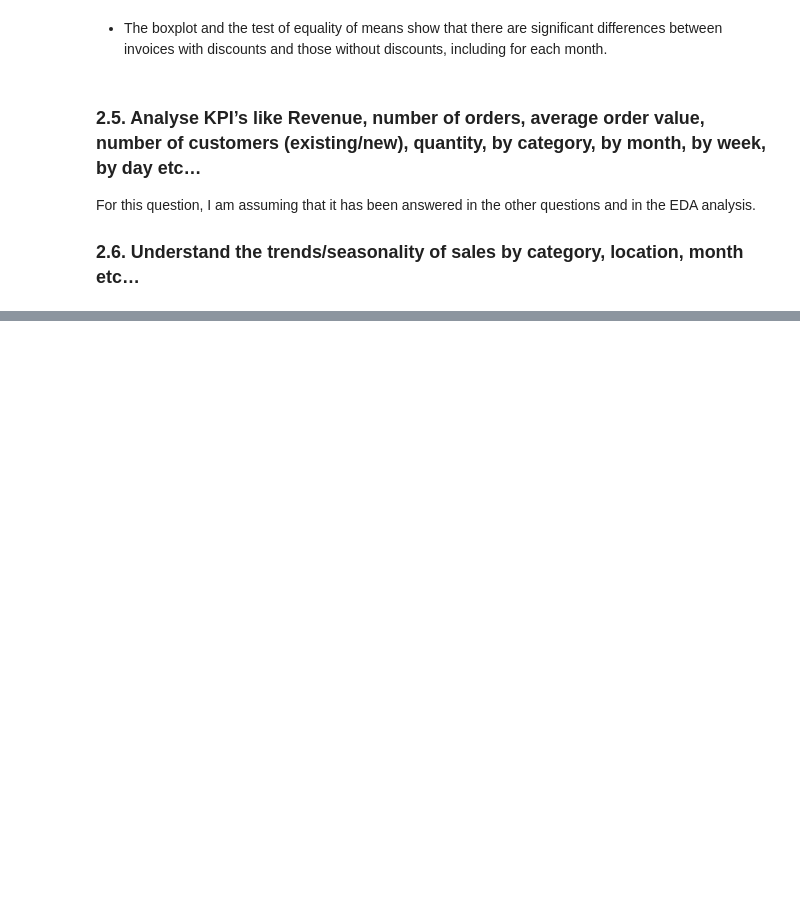
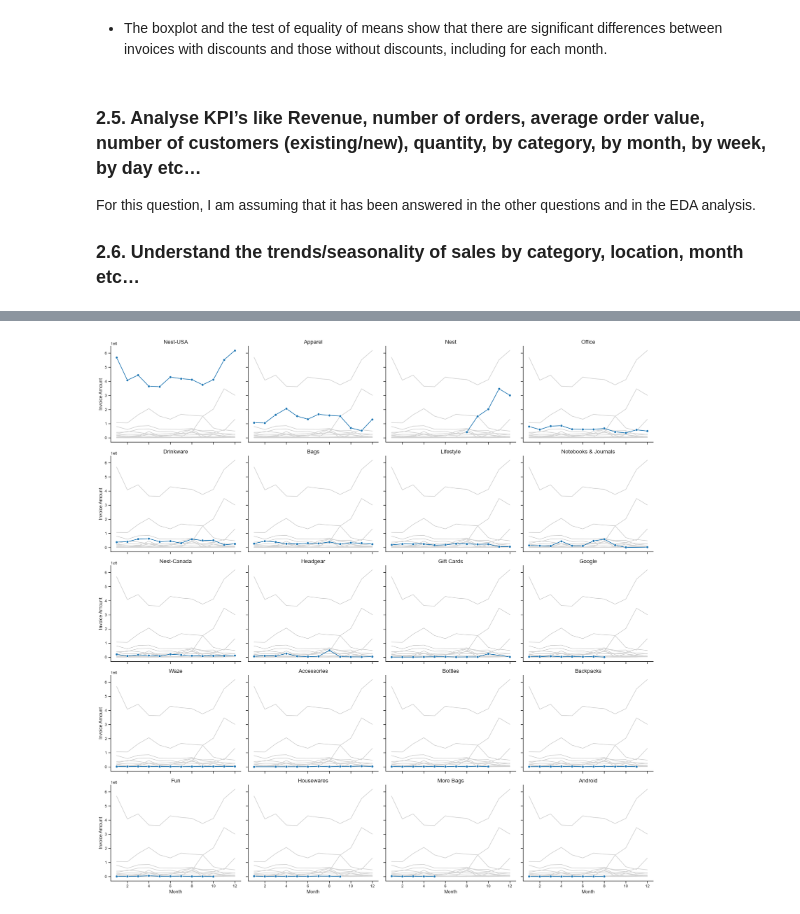
Before and after one commit to mateusengq/MKT-INSIGHTS-ECOMMERCE, a Jupyter notebook: Business_Questions.ipynb, the cells around one changed output, grey strips where cells are left out. Cells and saved outputs as stored; diff of their text form; code cells hidden in the pictures; blank space fills up the shorter version.

```diff
--- a/Business_Questions.ipynb
+++ b/Business_Questions.ipynb
@@ -664,0 +704,48 @@ For this question, I am assuming that it has been answered in the other question
+# %%
+import matplotlib.pyplot as plt
+import seaborn as sns
+import pandas as pd
+
+# Assuming 'invoice_categories' DataFrame contains 'Product_Category_x', 'month', and 'Invoice'
+
+# Calculate the total invoice for each category
+category_totals = invoice_categories.groupby('Product_Category_x')['Invoice'].sum().sort_values(ascending=False)
+
+# Order the categories
+ordered_categories = category_totals.index.tolist()
+
+# Set up the subplot grid
+n_categories = len(ordered_categories)
+n_cols = 4  # Number of columns in the grid
+n_rows = (n_categories // n_cols) + (n_categories % n_cols > 0)
+
+fig, axes = plt.subplots(n_rows, n_cols, figsize=(20, n_rows * 4), sharex=True, sharey=True)
+
+# Flatten the axes array for easy iteration
+axes = axes.flatten()
+
+# Loop through each category in the ordered list and create a plot
+for i, category in enumerate(ordered_categories):
+    ax = axes[i]
+
+    # Plot all categories in grey
+    sns.lineplot(data=invoice_categories, x='month', y='Invoice', hue='Product_Category_x',
+                 palette=['#d3d3d3'], ax=ax, legend=False)
+
+    # Highlight the current category
+    sns.lineplot(data=invoice_categories[invoice_categories['Product_Category_x'] == category],
+                 x='month', y='Invoice', hue='Product_Category_x', palette=['#1f77b4'], ax=ax, legend=False, marker = 'o')
+
+    # Set titles and labels
+    ax.set_title(category)
+    ax.set_xlabel('Month')
+    ax.set_ylabel('Invoice Amount')
+
+# Remove unused axes if the number of categories is not a perfect multiple of the grid size
+for j in range(i + 1, len(axes)):
+    fig.delaxes(axes[j])
+
+plt.tight_layout()
+plt.show()
+# %% [output]
+[figure, added]
```
Also changed, not shown: parts of 3 cells of this notebook, 1 other file.
